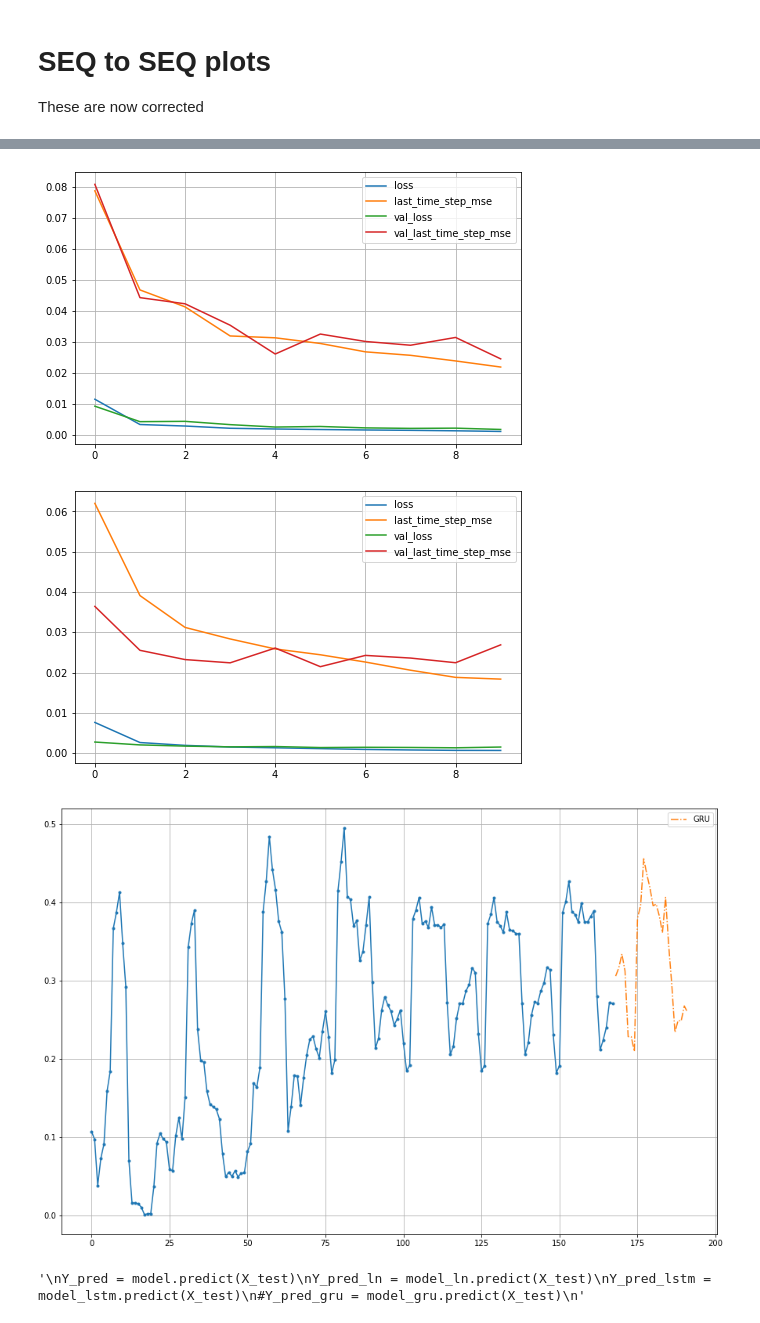
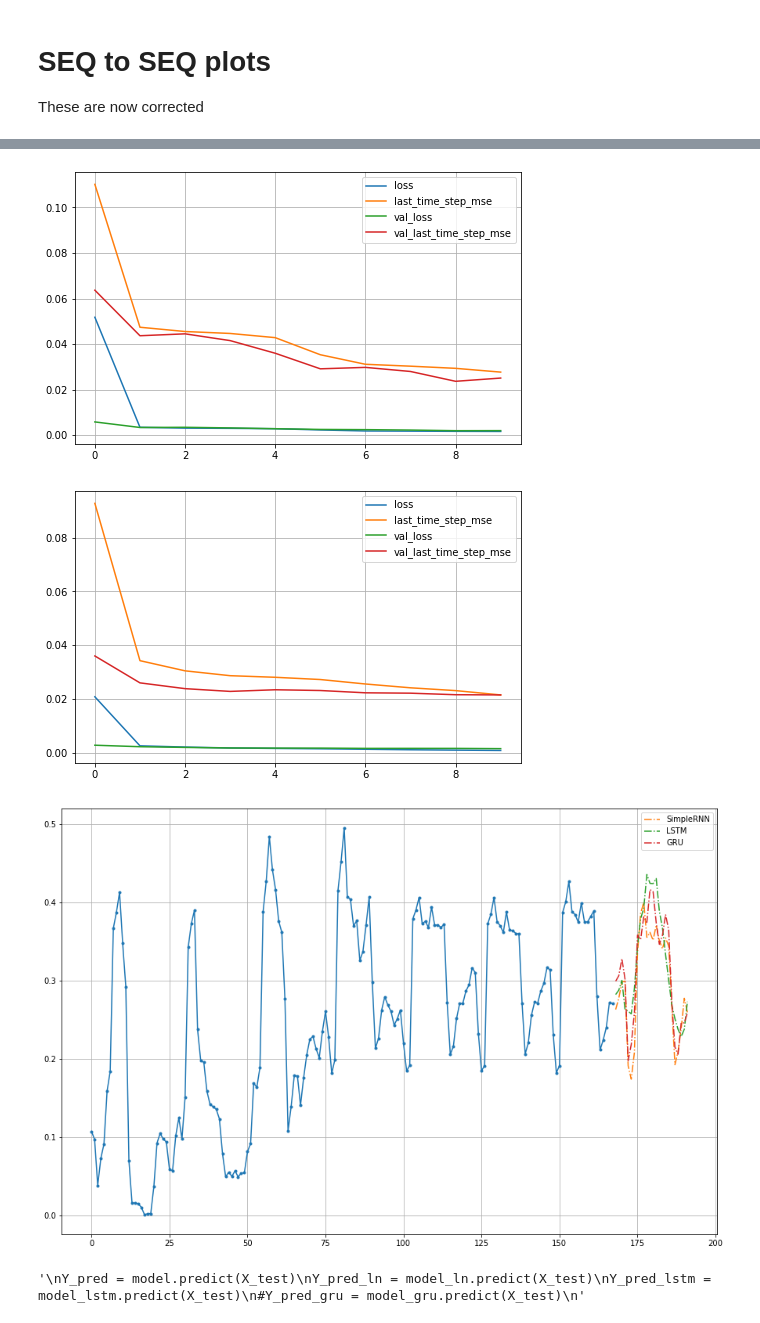
Before and after one commit to AndreasBordvik/FYS-STK4155-Prj3_report, a Jupyter notebook: code/aretest_pris_seq.ipynb, the cells around one changed output, grey strips where cells are left out. Saved outputs shown, nothing was run; the diff lists cells and outputs as text; code cells hidden in the pictures.

```diff
--- a/code/aretest_pris_seq.ipynb
+++ b/code/aretest_pris_seq.ipynb
@@ -173,7 +173,7 @@ These are now corrected
 # %%
 model = keras.models.Sequential([
     keras.layers.SimpleRNN(64, return_sequences=True, input_shape=[None, 1]),
-    keras.layers.SimpleRNN(32, return_sequences=True),
+    keras.layers.SimpleRNN(64, return_sequences=True),
     #keras.layers.SimpleRNN(128, return_sequences=True),
     #keras.layers.SimpleRNN(64, return_sequences=True),
     keras.layers.TimeDistributed(keras.layers.Dense(horizon))#, activation='leaky_relu')
@@ -181,7 +181,7 @@ model = keras.models.Sequential([
 
 model_lstm = keras.models.Sequential([
     keras.layers.LSTM(64, return_sequences=True, input_shape=[None, 1]),
-    keras.layers.LSTM(32, return_sequences=True),
+    keras.layers.LSTM(64, return_sequences=True),
     #keras.layers.LSTM(128, return_sequences=True),
     #keras.layers.LSTM(64, return_sequences=True),
     keras.layers.TimeDistributed(keras.layers.Dense(horizon))#, activation='leaky_relu')
@@ -189,10 +189,10 @@ model_lstm = keras.models.Sequential([
 
 model_gru = keras.models.Sequential([
     keras.layers.Conv1D(filters=32, kernel_size=4, strides=2, padding="valid", input_shape=[None, 1]),
-    keras.layers.GRU(32, return_sequences=True),
-    #keras.layers.GRU(16, return_sequences=True),
+    keras.layers.GRU(64, return_sequences=True),
+    keras.layers.GRU(64, return_sequences=True),
     #keras.layers.GRU(128, return_sequences=True),
     #keras.layers.GRU(64, return_sequences=True),
-    keras.layers.TimeDistributed(keras.layers.Dense(horizon))#, activation='leaky_relu')
+    keras.layers.Dense(horizon)#, activation='leaky_relu')
 ])
 # %% [output]
@@ -308,30 +308,30 @@ plt.grid(True)
 #plt.gca().set_ylim(-0,0.06)
 plt.show()
 # %% [output]
-[figure, old version]
+[figure, new version]
 # %%
 pd.DataFrame(history_gru.history).plot(figsize=(8,5))
 plt.grid(True)
 #plt.gca().set_ylim(-0,0.06)
 plt.show()
 # %% [output]
-[figure, old version]
+[figure, new version]
 # %%
-#Y_pred = model.predict(X_test)
-#Y_pred_lstm = model_lstm.predict(X_test)
+Y_pred = model.predict(X_test)
+Y_pred_lstm = model_lstm.predict(X_test)
 Y_pred_gru = model_gru.predict(X_test)
 # %%
 x = np.arange(no_hours)
 plt.figure(figsize=(15,10))
 plt.plot(x[:no_hours-horizon], X_test[36,:].flatten(), '.-')
-#plt.plot(x[-horizon:], Y_pred[36,-1].flatten(), '-.', label="SimpleRNN")
-#plt.plot(x[-horizon:], Y_pred_lstm[36,-1].flatten(), '-.', label="LSTM")
+plt.plot(x[-horizon:], Y_pred[36,-1].flatten(), '-.', label="SimpleRNN")
+plt.plot(x[-horizon:], Y_pred_lstm[36,-1].flatten(), '-.', label="LSTM")
 plt.plot(x[-horizon:], Y_pred_gru[36,-1].flatten(), '-.', label="GRU")
 plt.legend()
 plt.grid()
 plt.show()
 # %% [output]
-[figure, old version]
+[figure, new version]
 # %%
 """
 Y_pred = model.predict(X_test)
```
Also changed, not shown: parts of 6 cells of this notebook.
